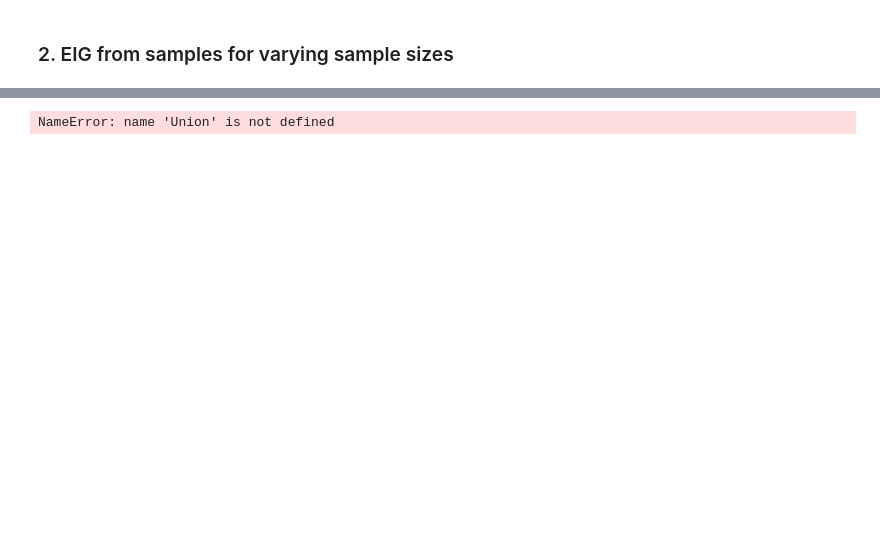
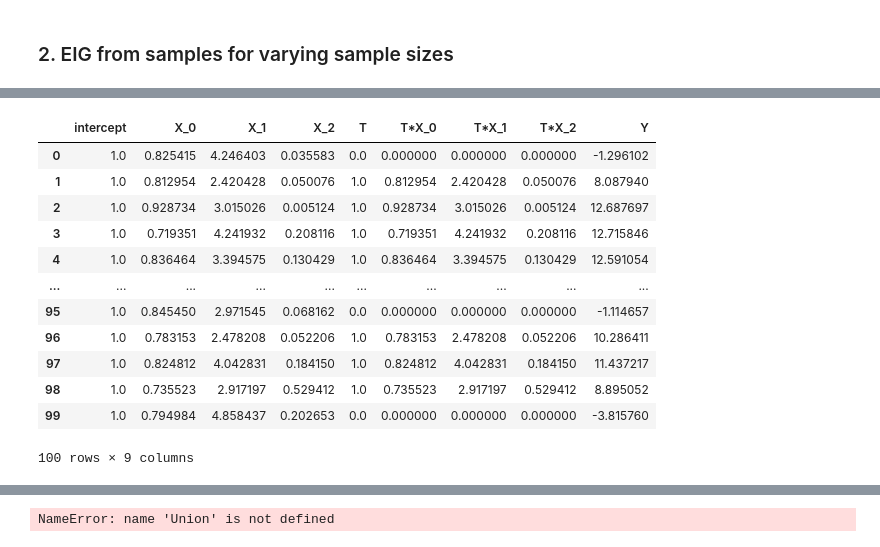
Before and after one commit to LucileTerminassian/causal_prospective_merge, a Jupyter notebook: notebooks/linear_synthetic.ipynb, the cells around one changed output, grey strips where cells are left out. Cells and saved outputs as stored; diff of their text form; code cells hidden in the pictures; blank space fills up the shorter version.

```diff
--- a/notebooks/linear_synthetic.ipynb
+++ b/notebooks/linear_synthetic.ipynb
@@ -243,3 +243,5 @@ sampling_parameters = {
 
 # EIG_obs_samples_across_seeds = np.vstack(EIG_obs_samples_across_seeds)
 # EIG_caus_samples_across_seeds = np.vstack(EIG_caus_samples_across_seeds)
+# %%
+data = store_non_exact_data[i]
@@ -261,0 +354,16 @@ sampling_parameters = {
+# %%
+data[120]["host"]
+# %% [output]
+|  | intercept | X_0 | X_1 | X_2 | T | T*X_0 | T*X_1 | T*X_2 | Y |
+| 0 | 1.0 | 0.825415 | 4.246403 | 0.035583 | 0.0 | 0.000000 | 0.000000 | 0.000000 | -1.296102 |
+| 1 | 1.0 | 0.812954 | 2.420428 | 0.050076 | 1.0 | 0.812954 | 2.420428 | 0.050076 | 8.087940 |
+| 2 | 1.0 | 0.928734 | 3.015026 | 0.005124 | 1.0 | 0.928734 | 3.015026 | 0.005124 | 12.687697 |
+| 3 | 1.0 | 0.719351 | 4.241932 | 0.208116 | 1.0 | 0.719351 | 4.241932 | 0.208116 | 12.715846 |
+| 4 | 1.0 | 0.836464 | 3.394575 | 0.130429 | 1.0 | 0.836464 | 3.394575 | 0.130429 | 12.591054 |
+| ... | ... | ... | ... | ... | ... | ... | ... | ... | ... |
+| 95 | 1.0 | 0.845450 | 2.971545 | 0.068162 | 0.0 | 0.000000 | 0.000000 | 0.000000 | -1.114657 |
+| 96 | 1.0 | 0.783153 | 2.478208 | 0.052206 | 1.0 | 0.783153 | 2.478208 | 0.052206 | 10.286411 |
+| 97 | 1.0 | 0.824812 | 4.042831 | 0.184150 | 1.0 | 0.824812 | 4.042831 | 0.184150 | 11.437217 |
+| 98 | 1.0 | 0.735523 | 2.917197 | 0.529412 | 1.0 | 0.735523 | 2.917197 | 0.529412 | 8.895052 |
+| 99 | 1.0 | 0.794984 | 4.858437 | 0.202653 | 0.0 | 0.000000 | 0.000000 | 0.000000 | -3.815760 |
+100 rows × 9 columns
```
Also changed, not shown: parts of 9 cells of this notebook, 8 other files.
